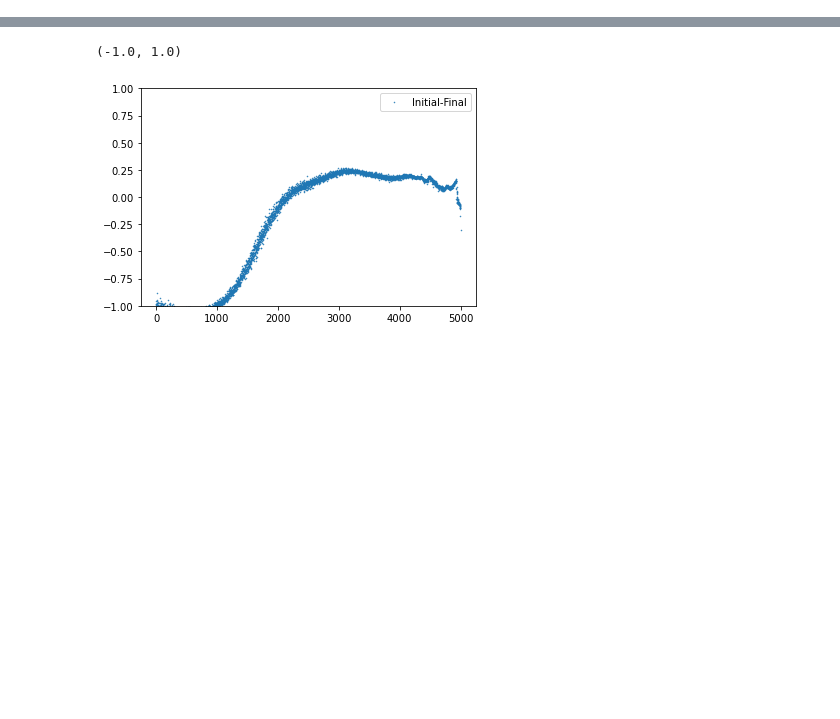
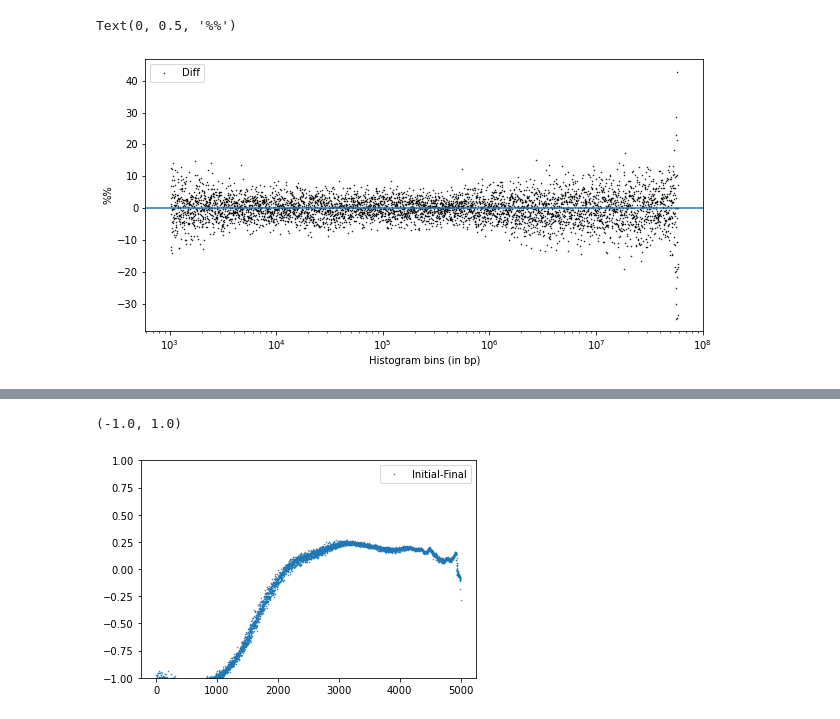
Before and after one commit to regevs/matrix_shuffle, a Jupyter notebook: notebooks/20210509_fresh_check.ipynb, the cells around one changed output, grey strips where cells are left out. Cells and saved outputs as stored; diff of their text form; code cells hidden in the pictures; blank space fills up the shorter version.

```diff
--- a/notebooks/20210509_fresh_check.ipynb
+++ b/notebooks/20210509_fresh_check.ipynb
@@ -59,3 +77,16 @@ Text(0, 0.5, '#')
+# %%
+plt.figure(figsize=(10,5))
+plt.plot(target_hist.value[1:-1], (target_hist.p[1:-1] - hp[1:])/target_hist.p[1:-1]*100, 'k.', label="Diff", ms=1)
+plt.axhline(0)
+plt.xscale("log")
+#plt.yscale("log")
+plt.legend()
+plt.xlabel("Histogram bins (in bp)")
+plt.ylabel("%%")
+#plt.axvline((59109222/100), c='g', lw=0.5)
+# %% [output]
+Text(0, 0.5, '%%')
+[figure, added]
 # %%
 plt.figure(figsize=(10,10))
 plt.plot(
```
Also changed, not shown: parts of 20 cells of this notebook, 5 other files.
